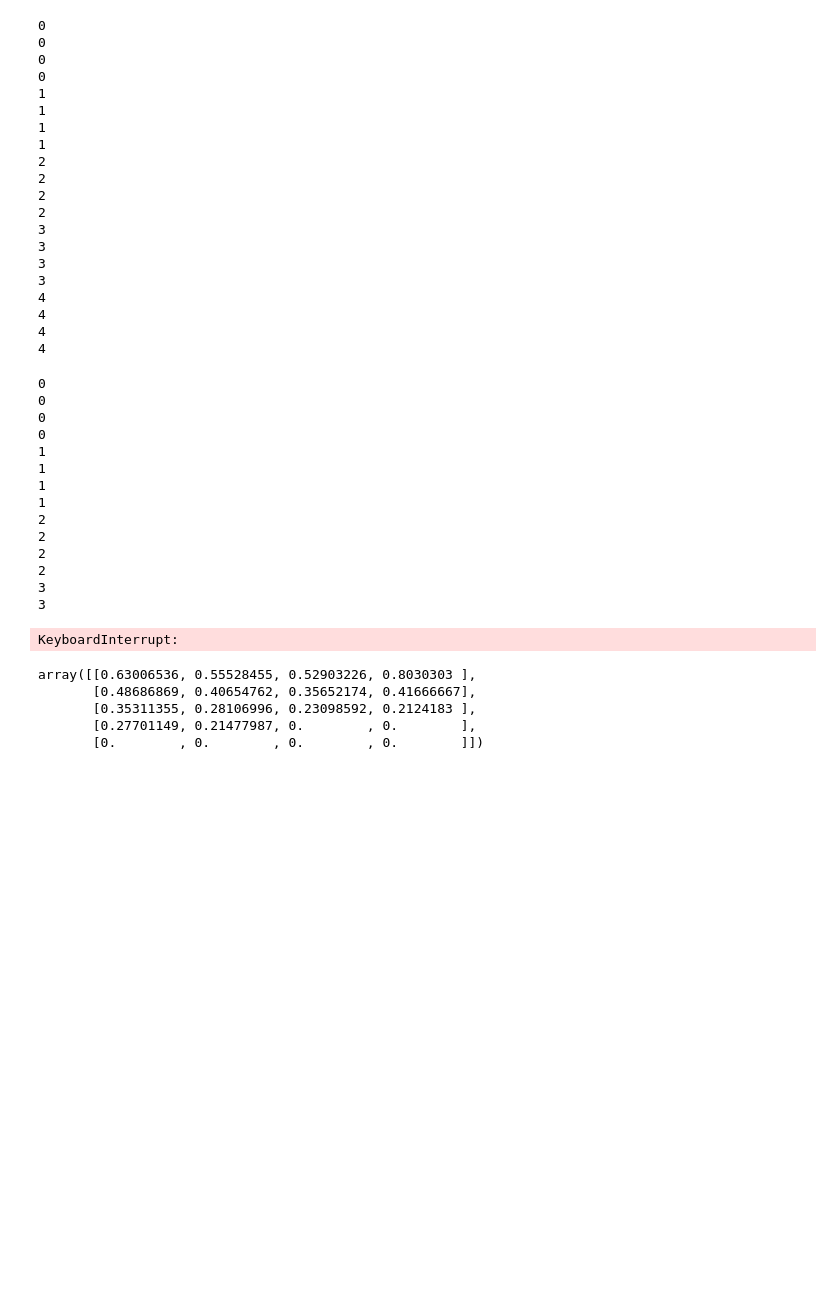
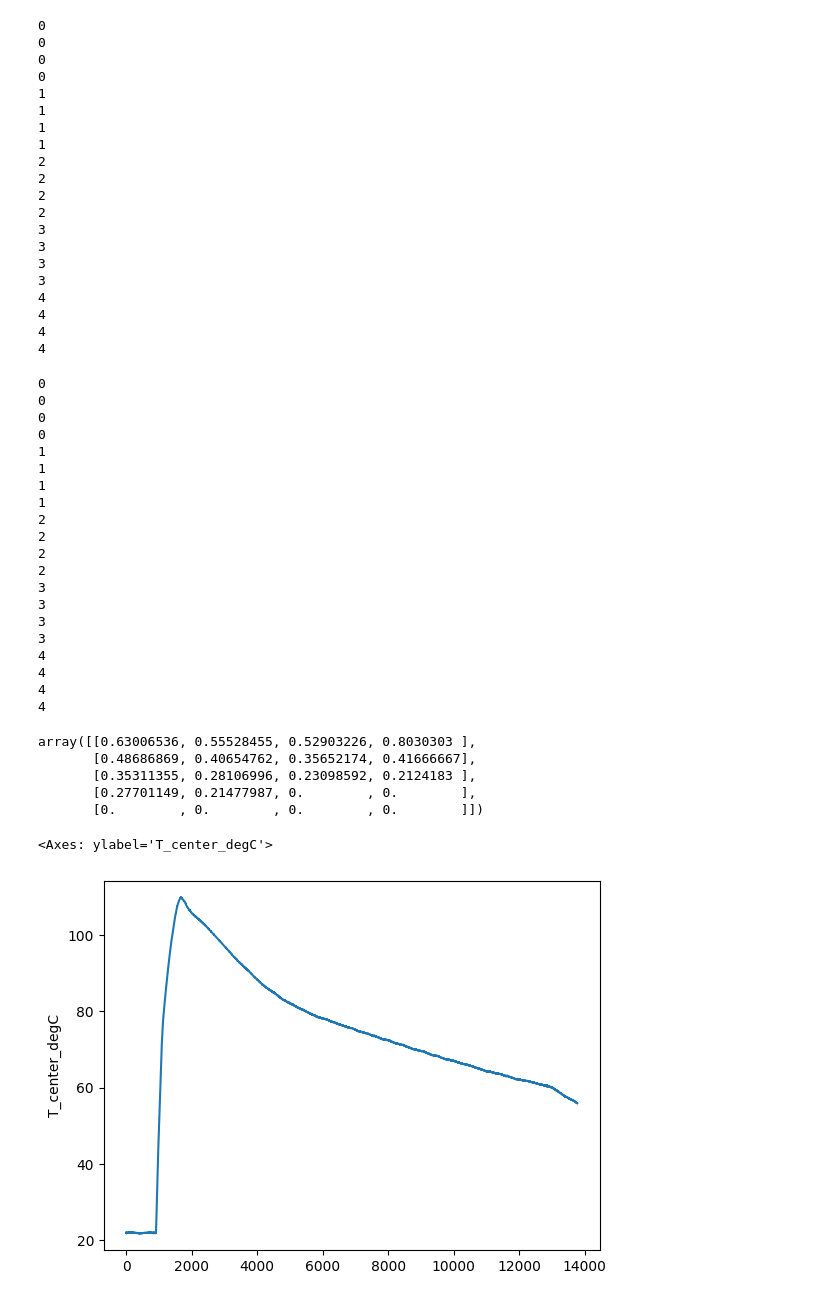
Before and after one commit to rhqrhq/Adversarial_Examples_Papers, a Jupyter notebook: pTRpred.ipynb, the cells around one changed output. Cells and saved outputs as stored; diff of their text form; code cells hidden in the pictures; blank space fills up the shorter version.

```diff
--- a/pTRpred.ipynb
+++ b/pTRpred.ipynb
@@ -2164,6 +2164,7 @@ for i in range(5):
         df_detect = detect_realtime(df_s["time_ind"], df_s["signal"], lowwl = windowsize_lower[j], highwl = windowsize_upper[i])
         maximal_TR2[i,j] = df_detect["detected_value_rt"].max()
         print(i)
+np.savetxt('maximal_TR2.csv', maximal_TR2, delimiter=',')
 # %% [output]
 0
 0
@@ -2179,7 +2180,12 @@ for i in range(5):
 2
 3
 3
+3
+3
+4
+4
+4
+4
-KeyboardInterrupt:
 # %%
 maximal_TR2
 # %% [output]
@@ -2188,3 +2194,9 @@ array([[0.63006536, 0.55528455, 0.52903226, 0.8030303 ],
        [0.35311355, 0.28106996, 0.23098592, 0.2124183 ],
        [0.27701149, 0.21477987, 0.        , 0.        ],
        [0.        , 0.        , 0.        , 0.        ]])
+# %%
+df3 = pd.read_csv("ESC_75SOC.csv")
+sns.lineplot(df3["T_center_degC"])
+# %% [output]
+<Axes: ylabel='T_center_degC'>
+[figure, added]
```
Also changed, not shown: parts of 3 cells of this notebook.
